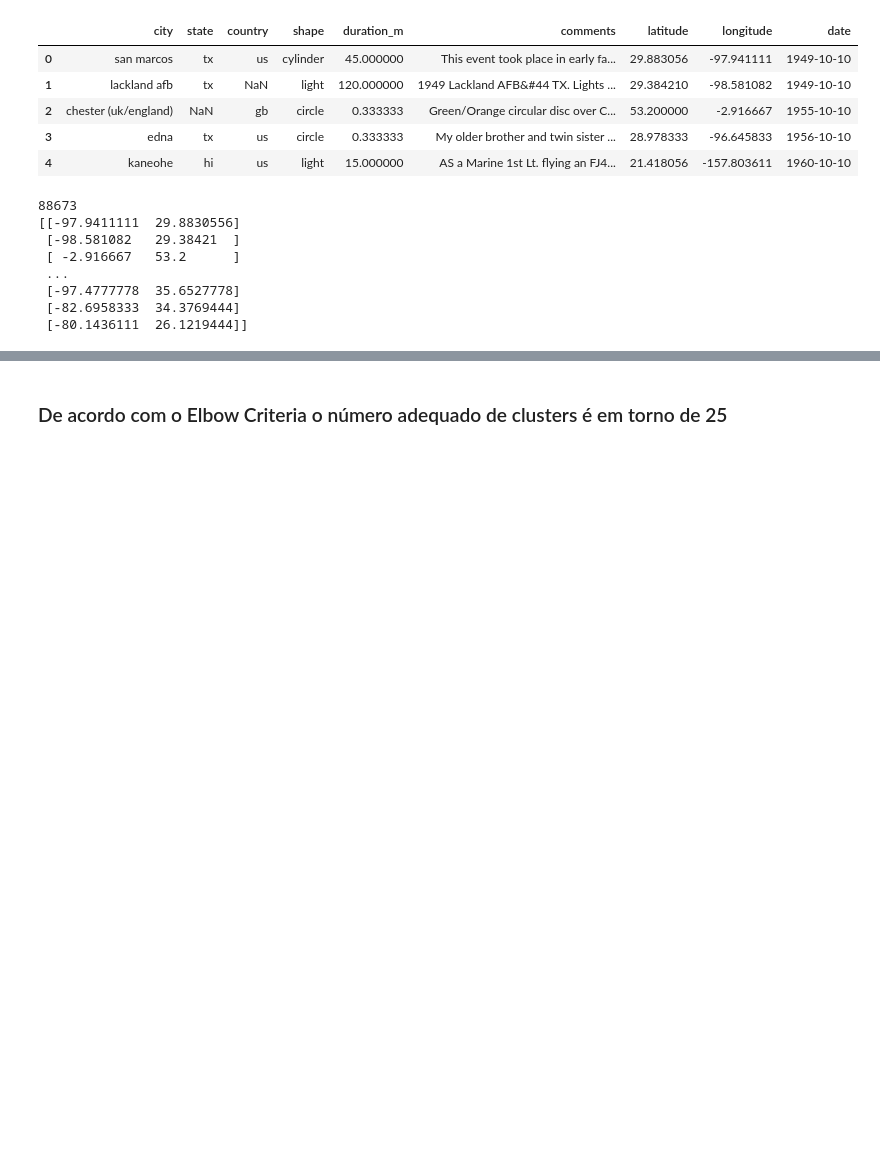
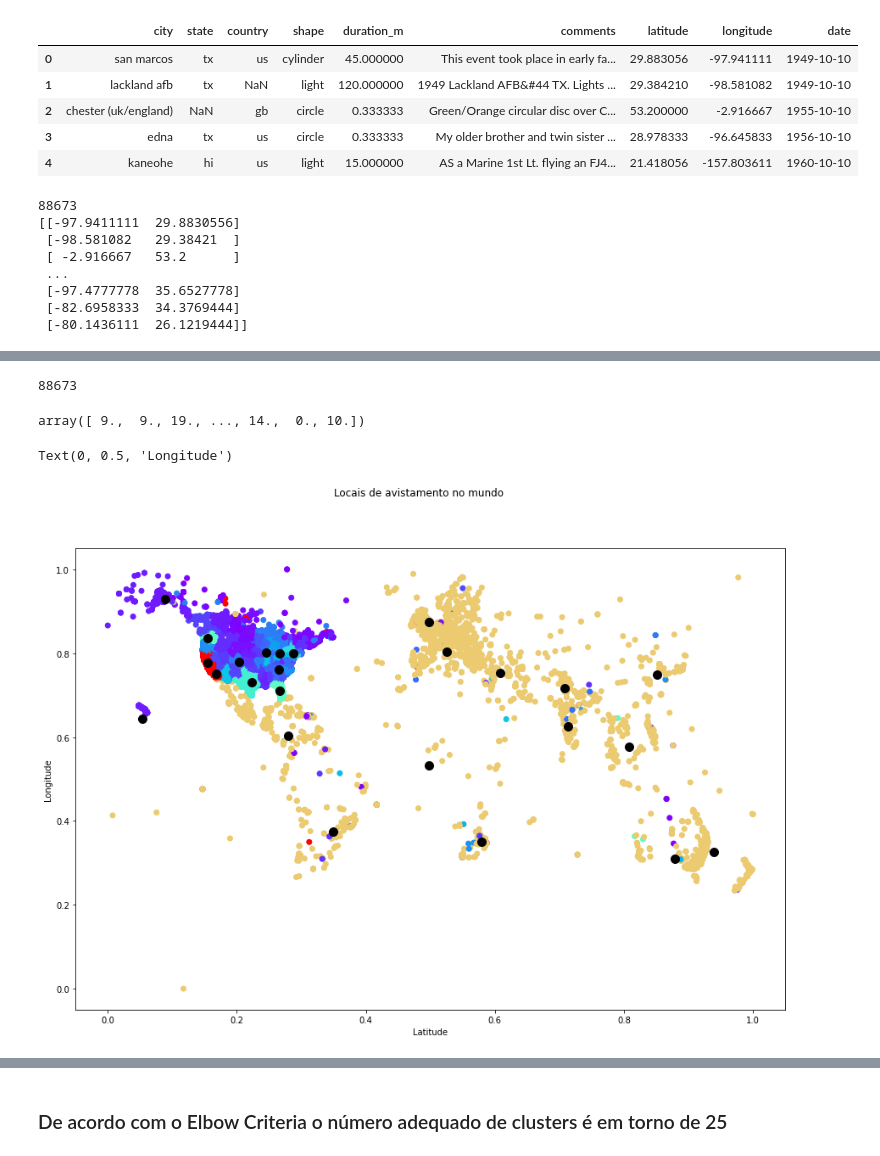
Before and after one commit to robertasilvano/UFOs_datascience, a Jupyter notebook: clustering_world.ipynb, the cells around one changed output, grey strips where cells are left out. Drawn from its saved outputs; the diff is of its cells as text; code cells hidden in the pictures; blank space fills up the shorter version.

```diff
--- a/clustering_world.ipynb
+++ b/clustering_world.ipynb
@@ -42,0 +98,3 @@ pesos = [states.count(s) for s in states]
+# %%
+centers = kmeans.cluster_centers_
+centers
@@ -42,0 +119,17 @@ pesos = [states.count(s) for s in states]
+# %%
+locations = kmeans.labels_.astype(float)
+print(len(locations))
+locations
+# %% [output]
+88673
+array([ 9.,  9., 19., ..., 14.,  0., 10.])
+# %%
+fig, ax = plt.subplots(figsize=(15, 10))
+scatter = ax.scatter(lat_lon_scaled[:, 0], lat_lon_scaled[:, 1], c=pesos, cmap='rainbow')
+ax.scatter(centers[:, 0], centers[:, 1], c='black', s=100)
+fig.suptitle('Locais de avistamento no mundo')
+plt.xlabel('Latitude')
+plt.ylabel('Longitude')
+# %% [output]
+Text(0, 0.5, 'Longitude')
+[figure, added]
```
Also changed, not shown: parts of 26 cells of this notebook, 4 other files.
